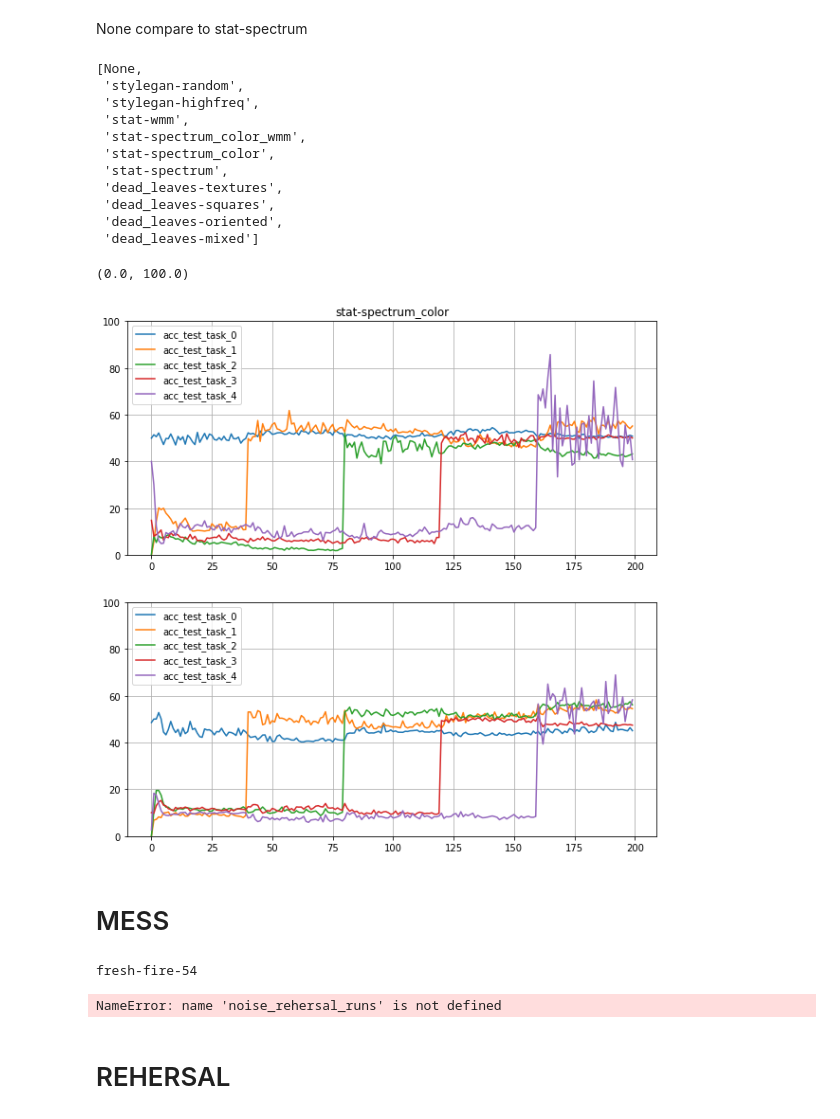
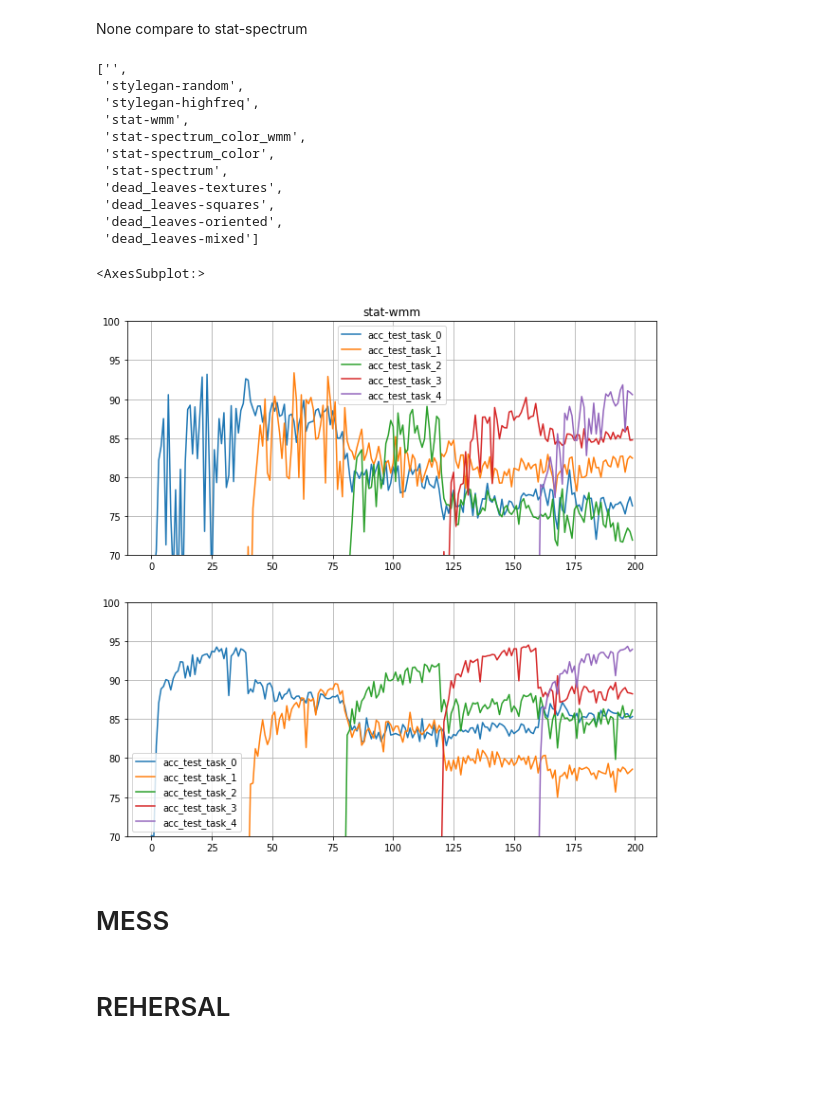
Before and after one commit to jsobolew/mgr, a Jupyter notebook: myCode/Results visualization/Results_Visualization_datasets.ipynb, the cells around one changed output. Saved outputs shown, nothing was run; the diff lists cells and outputs as text; code cells hidden in the pictures; blank space fills up the shorter version.

Commit message:
added some visualization

```diff
--- a/myCode/Results visualization/Results_Visualization_datasets.ipynb
+++ b/myCode/Results visualization/Results_Visualization_datasets.ipynb
@@ -8,7 +8,7 @@ from collections import Counter
 
 api = wandb.Api()
 # %%
-runs = api.runs("qba/rehersal Alexnet MNIST Task IL tr-t split")
+runs = api.runs("qba/rehersal Alexnet MNIST Task IL tr-t split v2")
 # %%
 runs_list = []
 
@@ -92,7 +140,7 @@ None compare to stat-spectrum
 # %%
 list(dfs.keys())
 # %% [output]
-[None,
+['',
  'stylegan-random',
  'stylegan-highfreq',
  'stat-wmm',
@@ -104,18 +152,16 @@ list(dfs.keys())
  'dead_leaves-oriented',
  'dead_leaves-mixed']
 # %%
-dataset = 'stat-spectrum_color'
+dataset = 'stat-wmm'
 
 fig, ax = plt.subplots(2,1)
 fig.set_figheight(10)
 fig.set_figwidth(10)
-dfs[dataset].plot(ax=ax[0], grid=True, ylim=[0, 100], title=dataset)
-plt.ylim([0,100])
-dfs[None].plot(ax=ax[1], grid=True, ylim=[0, 100], title=None)
-plt.ylim([0,100])
+dfs[dataset].plot(ax=ax[0], grid=True, ylim=[70, 100], title=dataset)
+dfs[''].plot(ax=ax[1], grid=True, ylim=[70, 100], title='')
 # %% [output]
-(0.0, 100.0)
+<AxesSubplot:>
-[figure, old version]
+[figure, new version]
 # %% [markdown]
 
 # MESS
@@ -134,9 +180,6 @@ for i in range(len(runs)):
     if runs[i].name in noise_rehersal_runs:
         dfs[i] = runs[i].history(samples=10000)
         print(len(dfs[i][cols].dropna().sort_values(by='_step').set_index('_step')))
-# %% [output]
-fresh-fire-54
-NameError: name 'noise_rehersal_runs' is not defined
 # %%
 df = dfs[1]
 
```
Also changed, not shown: parts of 5 cells of this notebook, 4 other files.
